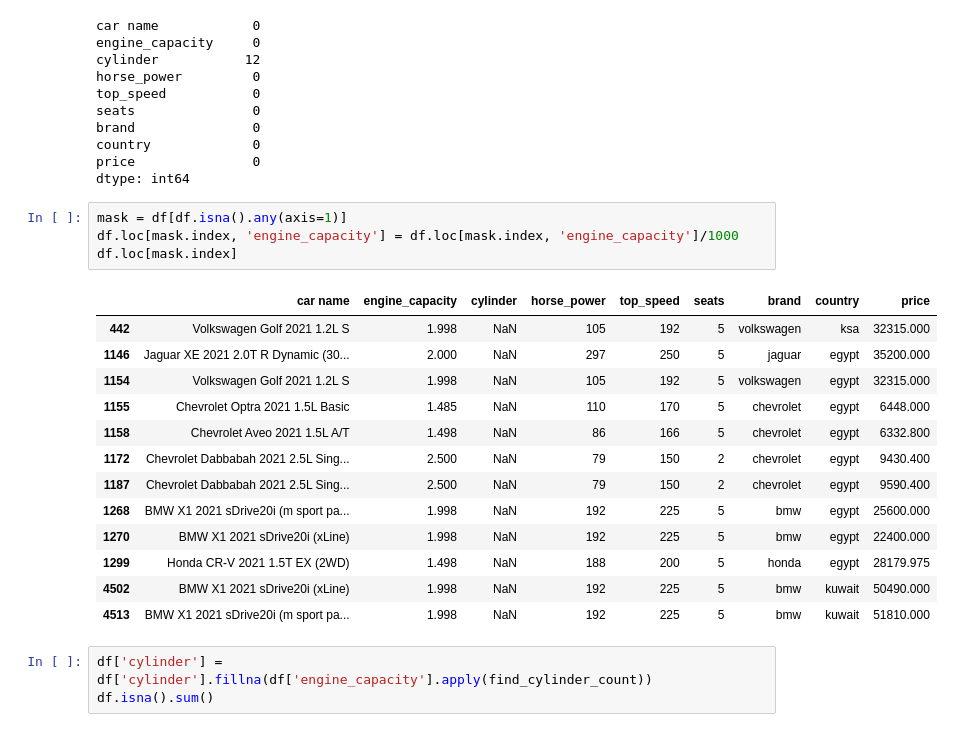
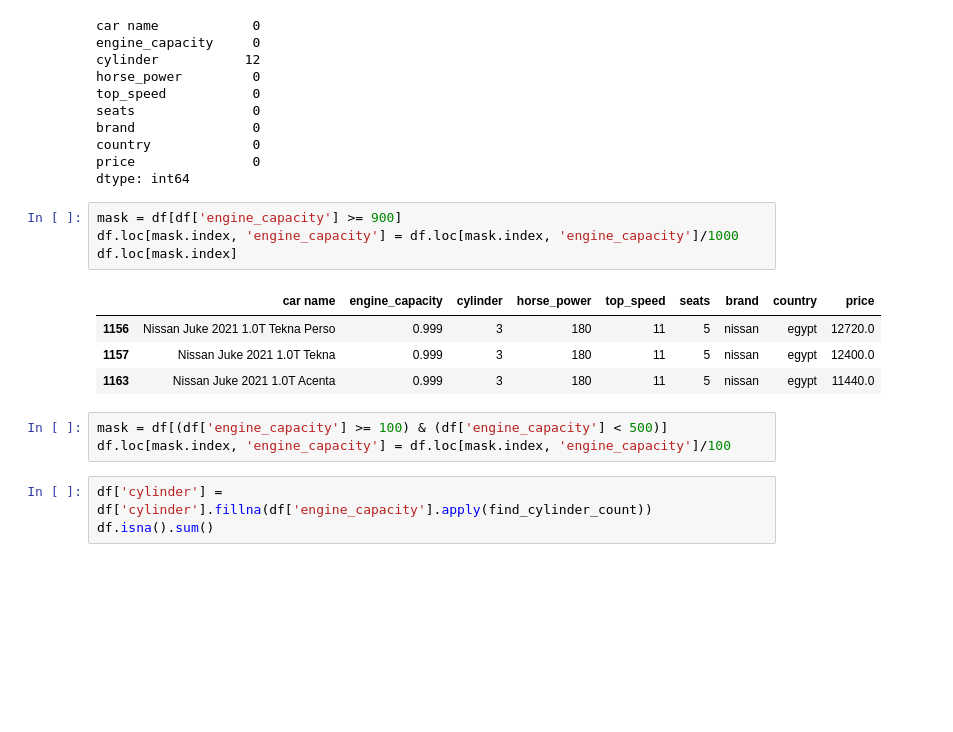
Before and after one commit to yazan6546/Regression-Analysis-and-Model-Selection, a Jupyter notebook: main.ipynb, the cells around one changed output. Saved outputs shown, nothing was run; the diff lists cells and outputs as text; blank space fills up the shorter version.

Commit message:
Handled outliers for engine_capacity

```diff
--- a/main.ipynb
+++ b/main.ipynb
@@ -512,23 +512,17 @@ country             0
 price               0
 dtype: int64
 # %%
-mask = df[df.isna().any(axis=1)]
+mask = df[df['engine_capacity'] >= 900]
 df.loc[mask.index, 'engine_capacity'] = df.loc[mask.index, 'engine_capacity']/1000
 df.loc[mask.index]
 # %% [output]
 |  | car name | engine_capacity | cylinder | horse_power | top_speed | seats | brand | country | price |
-| 442 | Volkswagen Golf 2021 1.2L S | 1.998 | NaN | 105 | 192 | 5 | volkswagen | ksa | 32315.000 |
-| 1146 | Jaguar XE 2021 2.0T R Dynamic (30... | 2.000 | NaN | 297 | 250 | 5 | jaguar | egypt | 35200.000 |
-| 1154 | Volkswagen Golf 2021 1.2L S | 1.998 | NaN | 105 | 192 | 5 | volkswagen | egypt | 32315.000 |
-| 1155 | Chevrolet Optra 2021 1.5L Basic | 1.485 | NaN | 110 | 170 | 5 | chevrolet | egypt | 6448.000 |
-| 1158 | Chevrolet Aveo 2021 1.5L A/T | 1.498 | NaN | 86 | 166 | 5 | chevrolet | egypt | 6332.800 |
-| 1172 | Chevrolet Dabbabah 2021 2.5L Sing... | 2.500 | NaN | 79 | 150 | 2 | chevrolet | egypt | 9430.400 |
-| 1187 | Chevrolet Dabbabah 2021 2.5L Sing... | 2.500 | NaN | 79 | 150 | 2 | chevrolet | egypt | 9590.400 |
-| 1268 | BMW X1 2021 sDrive20i (m sport pa... | 1.998 | NaN | 192 | 225 | 5 | bmw | egypt | 25600.000 |
-| 1270 | BMW X1 2021 sDrive20i (xLine) | 1.998 | NaN | 192 | 225 | 5 | bmw | egypt | 22400.000 |
-| 1299 | Honda CR-V 2021 1.5T EX (2WD) | 1.498 | NaN | 188 | 200 | 5 | honda | egypt | 28179.975 |
-| 4502 | BMW X1 2021 sDrive20i (xLine) | 1.998 | NaN | 192 | 225 | 5 | bmw | kuwait | 50490.000 |
-| 4513 | BMW X1 2021 sDrive20i (m sport pa... | 1.998 | NaN | 192 | 225 | 5 | bmw | kuwait | 51810.000 |
+| 1156 | Nissan Juke 2021 1.0T Tekna Perso | 0.999 | 3 | 180 | 11 | 5 | nissan | egypt | 12720.0 |
+| 1157 | Nissan Juke 2021 1.0T Tekna | 0.999 | 3 | 180 | 11 | 5 | nissan | egypt | 12400.0 |
+| 1163 | Nissan Juke 2021 1.0T Acenta | 0.999 | 3 | 180 | 11 | 5 | nissan | egypt | 11440.0 |
+# %%
+mask = df[(df['engine_capacity'] >= 100) & (df['engine_capacity'] < 500)]
+df.loc[mask.index, 'engine_capacity'] = df.loc[mask.index, 'engine_capacity']/100
 # %%
 df['cylinder'] = df['cylinder'].fillna(df['engine_capacity'].apply(find_cylinder_count))
 df.isna().sum()
```
Also changed, not shown: parts of 5 cells of this notebook.
